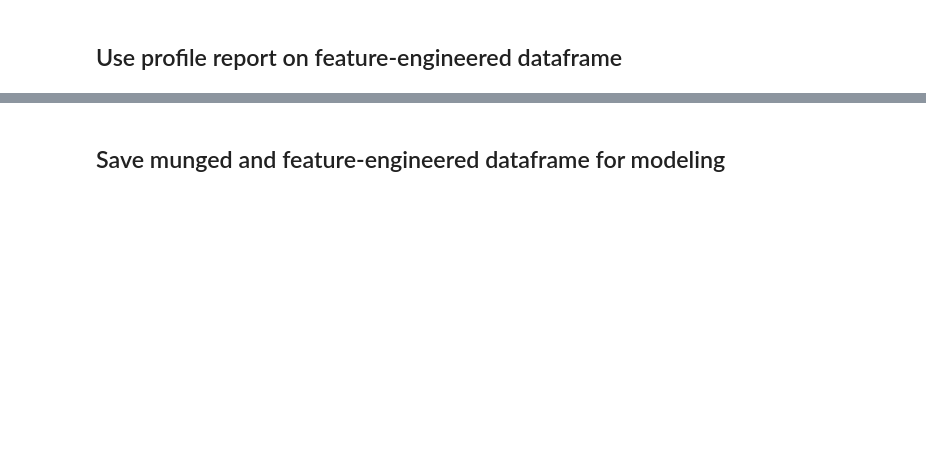
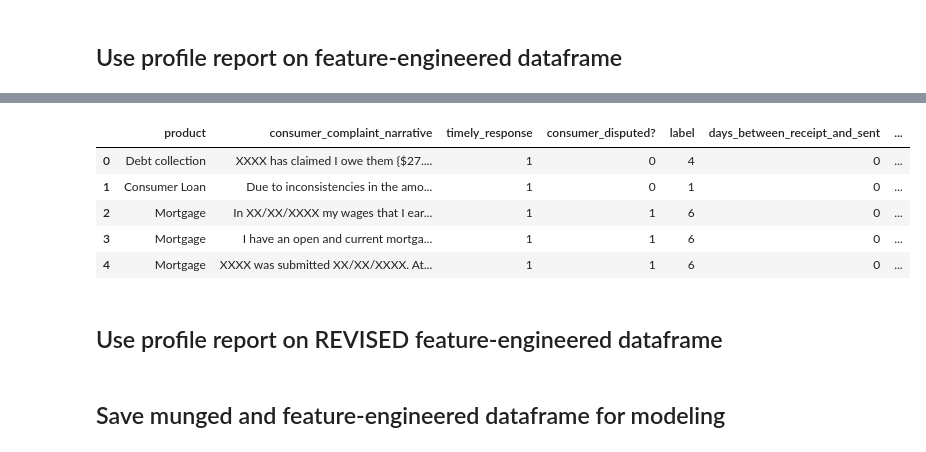
Before and after one commit to schellrw/consumer_complaints, a Jupyter notebook: 00_EDA_and_FE.ipynb, the cells around one changed output, grey strips where cells are left out. Cells and saved outputs as stored; diff of their text form; code cells hidden in the pictures; blank space fills up the shorter version.

```diff
--- a/00_EDA_and_FE.ipynb
+++ b/00_EDA_and_FE.ipynb
@@ -345,13 +345,6 @@ df['company_freq'] = np.where(
     df['company'].map(company_freq),
     -1
 )
-# %%
-# Vectorized operation to create binary flag variable for missing company
-df['company_null_flag'] = np.where(
-    pd.isna(df['company']) == True,
-    1,
-    0
-)
 # %%
 # Vectorized operation to create binary flag variable for low-occuring company
 df['company_low_flag'] = np.where(
@@ -574,0 +579,5 @@ FE_profile.to_file("./EDA_outputs/FE_consumer_complaints_EDA_profiling_report.ht
+# %%
+df_fe = df_fe.drop(['sub_issue_freq', 'company_public_response_freq', 'company_public_response_low_flag', 'company_freq',
+                    'sub_product_null_flag', 'sub_product_low_flag', 'sub_product_freq', 'state_freq', 'zipcode_null_flag',
+                    'zipcode_freq', 'issue_freq', 'Not Older American, Not Servicemember', 'Servicemember',
+                    'Closed with explanation', 'Closed with non-monetary relief'], axis=1)
@@ -574,0 +604,11 @@ FE_profile.to_file("./EDA_outputs/FE_consumer_complaints_EDA_profiling_report.ht
+# %%
+df_fe.head()
+# %% [output]
+|  | product | consumer_complaint_narrative | timely_response | consumer_disputed? | label | days_between_receipt_and_sent | ... |
+| 0 | Debt collection | XXXX has claimed I owe them {$27.... | 1 | 0 | 4 | 0 | ... |
+| 1 | Consumer Loan | Due to inconsistencies in the amo... | 1 | 0 | 1 | 0 | ... |
+| 2 | Mortgage | In XX/XX/XXXX my wages that I ear... | 1 | 1 | 6 | 0 | ... |
+| 3 | Mortgage | I have an open and current mortga... | 1 | 1 | 6 | 0 | ... |
+| 4 | Mortgage | XXXX was submitted XX/XX/XXXX. At... | 1 | 1 | 6 | 0 | ... |
+# %% [markdown]
+## Use profile report on REVISED feature-engineered dataframe
```
Also changed, not shown: parts of 13 cells of this notebook, 4 other files.
